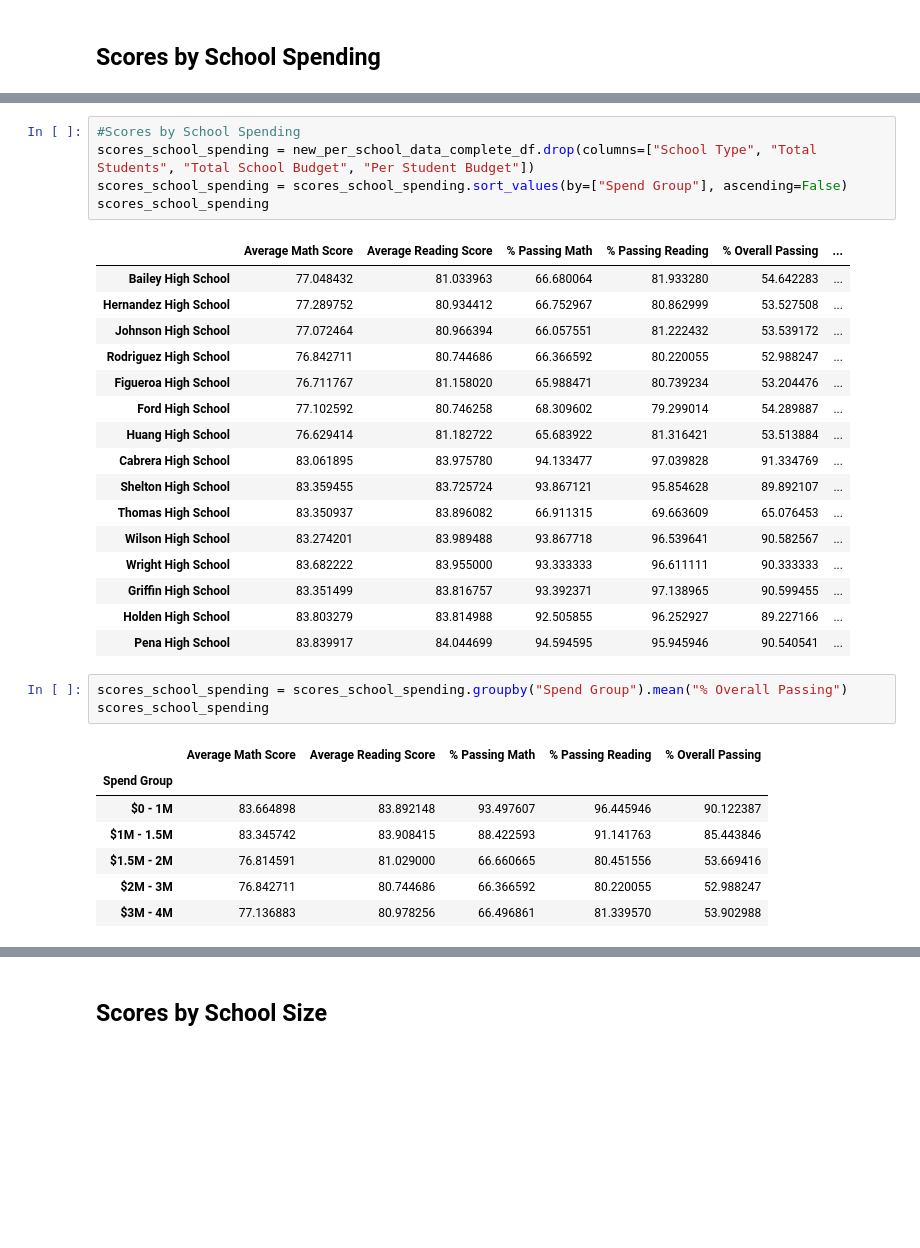
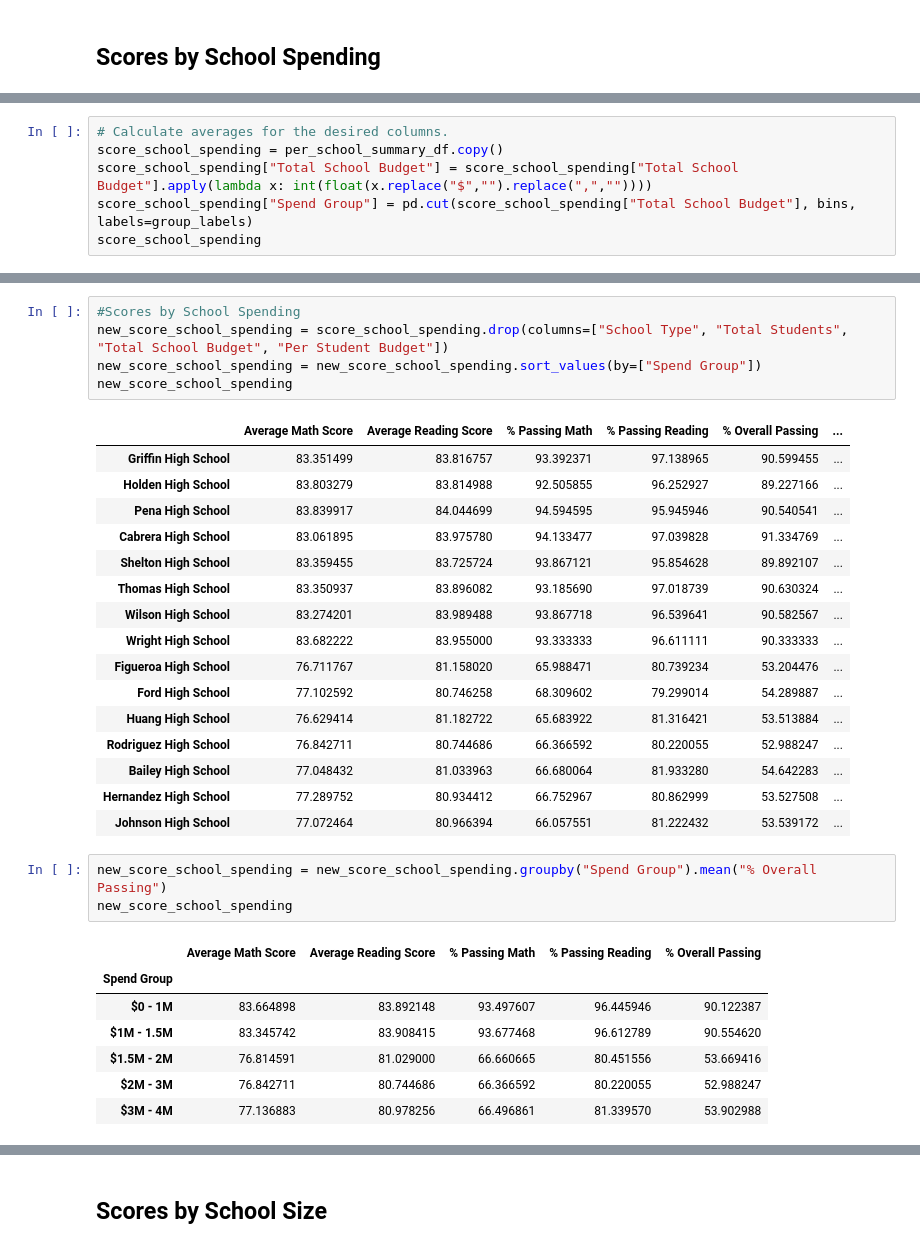
Before and after one commit to kaileymd/School_District_Analysis, a Jupyter notebook: PyCitySchools_Challenge.ipynb, the cells around one changed output, grey strips where cells are left out. Drawn from its saved outputs; the diff is of its cells as text; blank space fills up the shorter version.

Commit message:
Double checking DataFrame sources

```diff
--- a/PyCitySchools_Challenge.ipynb
+++ b/PyCitySchools_Challenge.ipynb
@@ -530,0 +477,6 @@ new_per_school_data_complete_df.head()
+# %%
+# Calculate averages for the desired columns.
+score_school_spending = per_school_summary_df.copy()
+score_school_spending["Total School Budget"] = score_school_spending["Total School Budget"].apply(lambda x: int(float(x.replace("$","").replace(",",""))))
+score_school_spending["Spend Group"] = pd.cut(score_school_spending["Total School Budget"], bins, labels=group_labels)
+score_school_spending
@@ -552,33 +521,33 @@ sorted_df
 # %%
 #Scores by School Spending
-scores_school_spending = new_per_school_data_complete_df.drop(columns=["School Type", "Total Students", "Total School Budget", "Per Student Budget"])
-scores_school_spending = scores_school_spending.sort_values(by=["Spend Group"], ascending=False)
-scores_school_spending
+new_score_school_spending = score_school_spending.drop(columns=["School Type", "Total Students", "Total School Budget", "Per Student Budget"])
+new_score_school_spending = new_score_school_spending.sort_values(by=["Spend Group"])
+new_score_school_spending
 # %% [output]
 |  | Average Math Score | Average Reading Score | % Passing Math | % Passing Reading | % Overall Passing | ... |
+| Griffin High School | 83.351499 | 83.816757 | 93.392371 | 97.138965 | 90.599455 | ... |
+| Holden High School | 83.803279 | 83.814988 | 92.505855 | 96.252927 | 89.227166 | ... |
+| Pena High School | 83.839917 | 84.044699 | 94.594595 | 95.945946 | 90.540541 | ... |
+| Cabrera High School | 83.061895 | 83.975780 | 94.133477 | 97.039828 | 91.334769 | ... |
+| Shelton High School | 83.359455 | 83.725724 | 93.867121 | 95.854628 | 89.892107 | ... |
+| Thomas High School | 83.350937 | 83.896082 | 93.185690 | 97.018739 | 90.630324 | ... |
+| Wilson High School | 83.274201 | 83.989488 | 93.867718 | 96.539641 | 90.582567 | ... |
+| Wright High School | 83.682222 | 83.955000 | 93.333333 | 96.611111 | 90.333333 | ... |
+| Figueroa High School | 76.711767 | 81.158020 | 65.988471 | 80.739234 | 53.204476 | ... |
+| Ford High School | 77.102592 | 80.746258 | 68.309602 | 79.299014 | 54.289887 | ... |
+| Huang High School | 76.629414 | 81.182722 | 65.683922 | 81.316421 | 53.513884 | ... |
+| Rodriguez High School | 76.842711 | 80.744686 | 66.366592 | 80.220055 | 52.988247 | ... |
 | Bailey High School | 77.048432 | 81.033963 | 66.680064 | 81.933280 | 54.642283 | ... |
 | Hernandez High School | 77.289752 | 80.934412 | 66.752967 | 80.862999 | 53.527508 | ... |
 | Johnson High School | 77.072464 | 80.966394 | 66.057551 | 81.222432 | 53.539172 | ... |
-| Rodriguez High School | 76.842711 | 80.744686 | 66.366592 | 80.220055 | 52.988247 | ... |
-| Figueroa High School | 76.711767 | 81.158020 | 65.988471 | 80.739234 | 53.204476 | ... |
-| Ford High School | 77.102592 | 80.746258 | 68.309602 | 79.299014 | 54.289887 | ... |
-| Huang High School | 76.629414 | 81.182722 | 65.683922 | 81.316421 | 53.513884 | ... |
-| Cabrera High School | 83.061895 | 83.975780 | 94.133477 | 97.039828 | 91.334769 | ... |
-| Shelton High School | 83.359455 | 83.725724 | 93.867121 | 95.854628 | 89.892107 | ... |
-| Thomas High School | 83.350937 | 83.896082 | 66.911315 | 69.663609 | 65.076453 | ... |
-| Wilson High School | 83.274201 | 83.989488 | 93.867718 | 96.539641 | 90.582567 | ... |
-| Wright High School | 83.682222 | 83.955000 | 93.333333 | 96.611111 | 90.333333 | ... |
-| Griffin High School | 83.351499 | 83.816757 | 93.392371 | 97.138965 | 90.599455 | ... |
-| Holden High School | 83.803279 | 83.814988 | 92.505855 | 96.252927 | 89.227166 | ... |
-| Pena High School | 83.839917 | 84.044699 | 94.594595 | 95.945946 | 90.540541 | ... |
 # %%
-scores_school_spending = scores_school_spending.groupby("Spend Group").mean("% Overall Passing")
-scores_school_spending
+new_score_school_spending = new_score_school_spending.groupby("Spend Group").mean("% Overall Passing")
+new_score_school_spending
 # %% [output]
 |  | Average Math Score | Average Reading Score | % Passing Math | % Passing Reading | % Overall Passing |
 | Spend Group |  |  |  |  |  |
 | $0 - 1M | 83.664898 | 83.892148 | 93.497607 | 96.445946 | 90.122387 |
-| $1M - 1.5M | 83.345742 | 83.908415 | 88.422593 | 91.141763 | 85.443846 |
+| $1M - 1.5M | 83.345742 | 83.908415 | 93.677468 | 96.612789 | 90.554620 |
 | $1.5M - 2M | 76.814591 | 81.029000 | 66.660665 | 80.451556 | 53.669416 |
 | $2M - 3M | 76.842711 | 80.744686 | 66.366592 | 80.220055 | 52.988247 |
 | $3M - 4M | 77.136883 | 80.978256 | 66.496861 | 81.339570 | 53.902988 |
```
Also changed, not shown: parts of 16 cells of this notebook, 1 other file.
